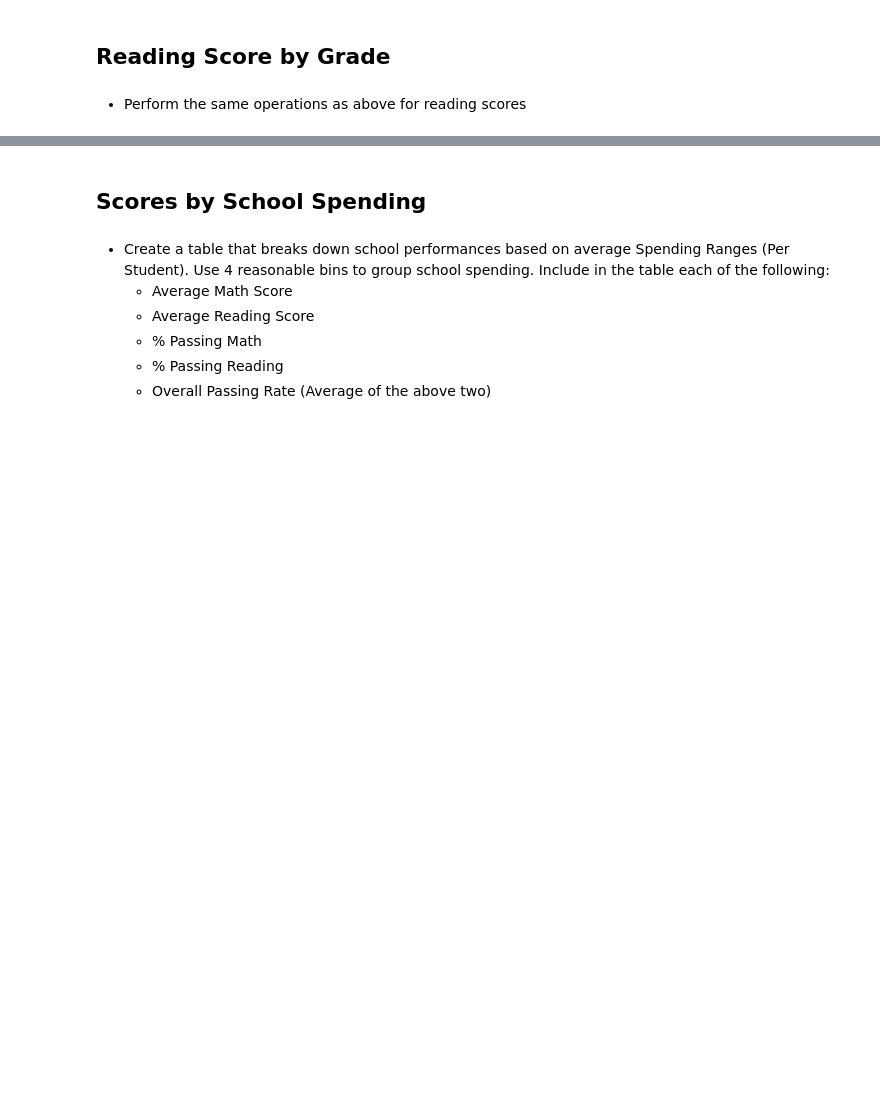
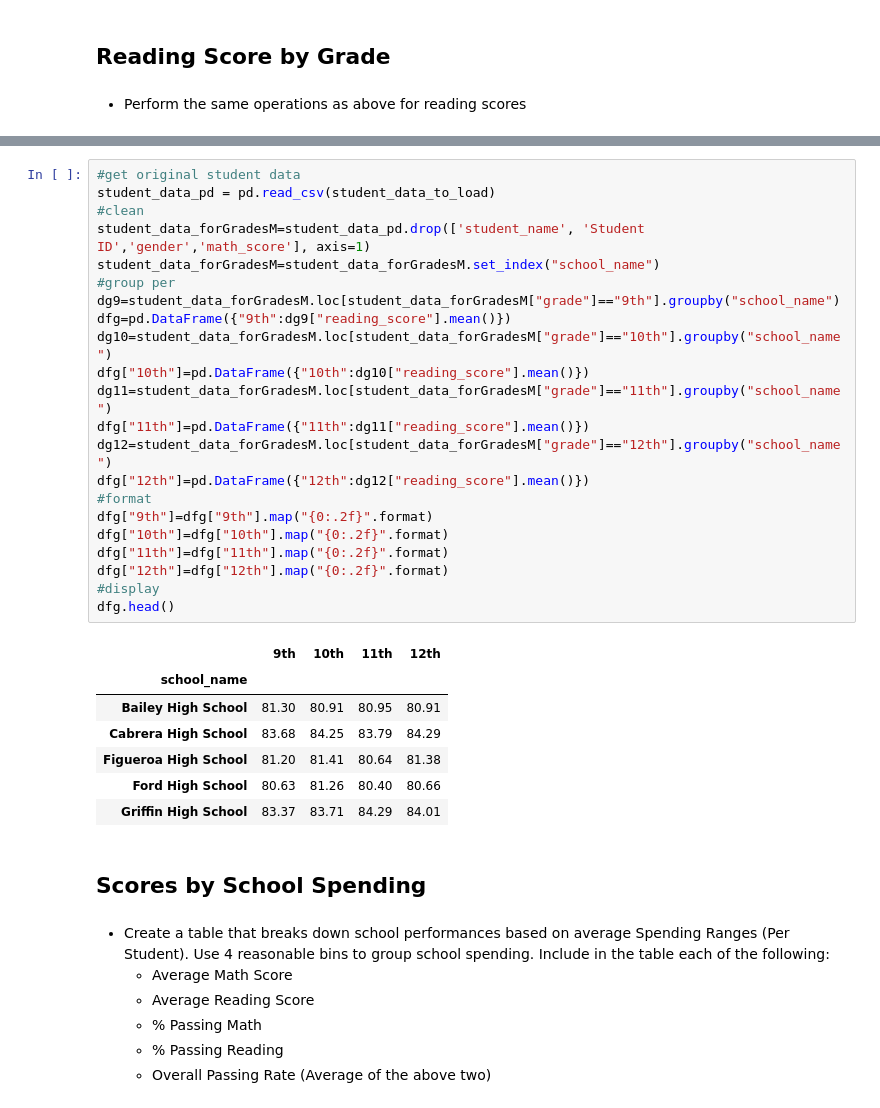
Before and after one commit to hvannia/AcademyOfPy, a Jupyter notebook: PyCitySchools.ipynb, the cells around one changed output, grey strips where cells are left out. Cells and saved outputs as stored; diff of their text form; blank space fills up the shorter version.

```diff
--- a/PyCitySchools.ipynb
+++ b/PyCitySchools.ipynb
@@ -238,3 +220,33 @@ worstSchs.head()
+# %%
+#get original student data
+student_data_pd = pd.read_csv(student_data_to_load)
+#clean
+student_data_forGradesM=student_data_pd.drop(['student_name', 'Student ID','gender','math_score'], axis=1)
+student_data_forGradesM=student_data_forGradesM.set_index("school_name")
+#group per
+dg9=student_data_forGradesM.loc[student_data_forGradesM["grade"]=="9th"].groupby("school_name")
+dfg=pd.DataFrame({"9th":dg9["reading_score"].mean()})
+dg10=student_data_forGradesM.loc[student_data_forGradesM["grade"]=="10th"].groupby("school_name")
+dfg["10th"]=pd.DataFrame({"10th":dg10["reading_score"].mean()})
+dg11=student_data_forGradesM.loc[student_data_forGradesM["grade"]=="11th"].groupby("school_name")
+dfg["11th"]=pd.DataFrame({"11th":dg11["reading_score"].mean()})
+dg12=student_data_forGradesM.loc[student_data_forGradesM["grade"]=="12th"].groupby("school_name")
+dfg["12th"]=pd.DataFrame({"12th":dg12["reading_score"].mean()})
+#format
+dfg["9th"]=dfg["9th"].map("{0:.2f}".format)
+dfg["10th"]=dfg["10th"].map("{0:.2f}".format)
+dfg["11th"]=dfg["11th"].map("{0:.2f}".format)
+dfg["12th"]=dfg["12th"].map("{0:.2f}".format)
+#display
+dfg.head()
+# %% [output]
+|  | 9th | 10th | 11th | 12th |
+| school_name |  |  |  |  |
+| Bailey High School | 81.30 | 80.91 | 80.95 | 80.91 |
+| Cabrera High School | 83.68 | 84.25 | 83.79 | 84.29 |
+| Figueroa High School | 81.20 | 81.41 | 80.64 | 81.38 |
+| Ford High School | 80.63 | 81.26 | 80.40 | 80.66 |
+| Griffin High School | 83.37 | 83.71 | 84.29 | 84.01 |
 # %% [markdown]
 ## Scores by School Spending
 # %% [markdown]
```
Also changed, not shown: parts of 5 cells of this notebook.
